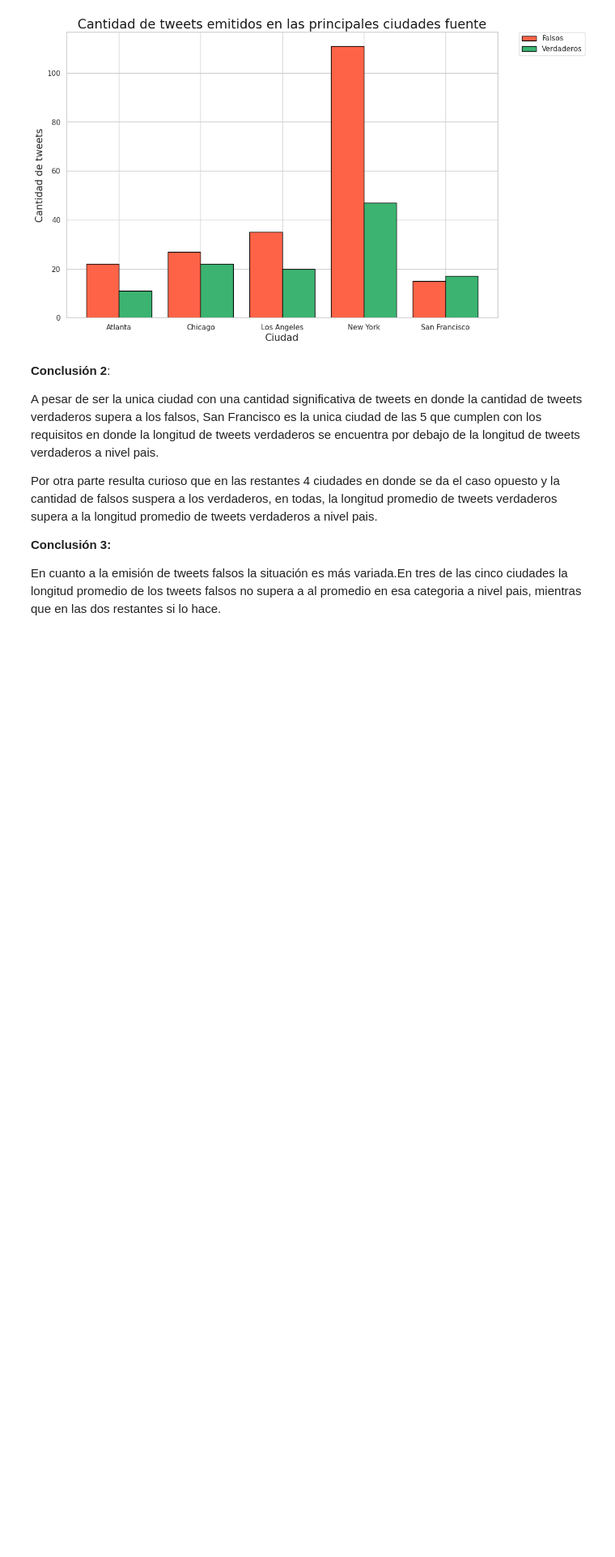
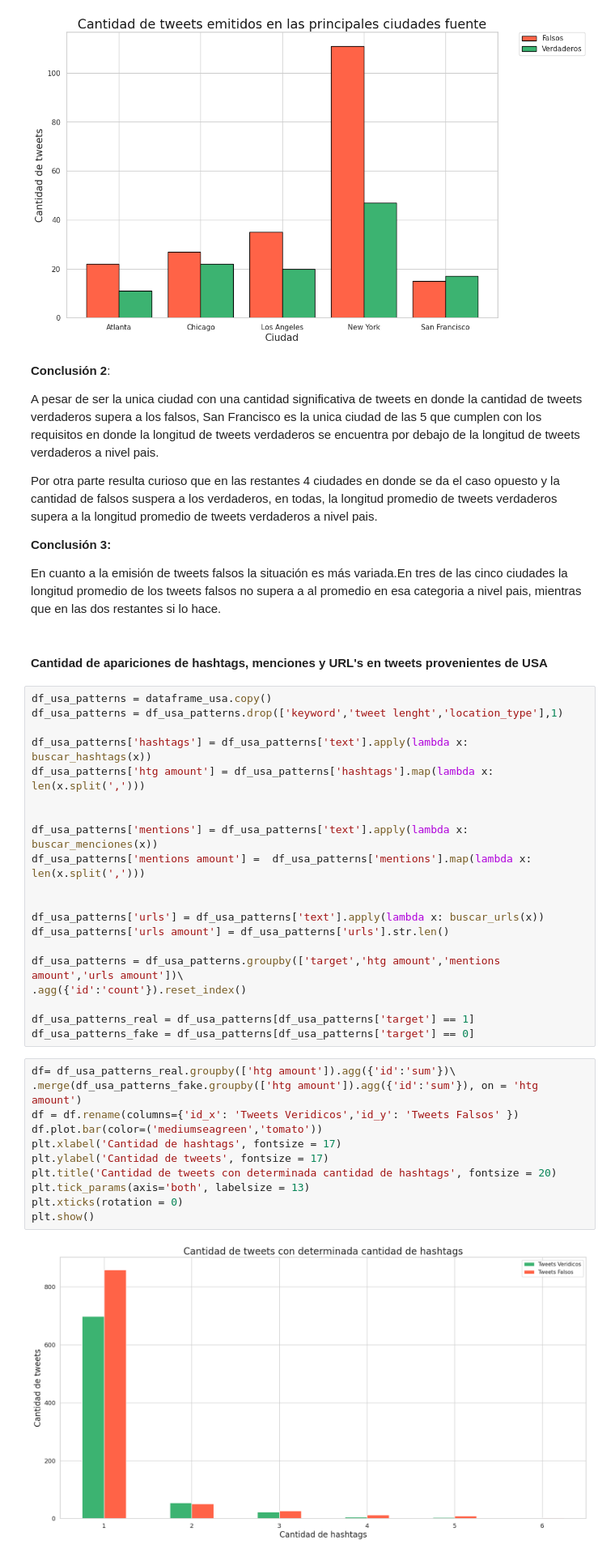
Before and after one commit to Filyank/Datavid-20, a Jupyter notebook: TP1-1c2020/notebook_entregable.ipynb, the cells around one changed output. Shown at 81% size. Saved outputs shown, nothing was run; the diff lists cells and outputs as text; blank space fills up the shorter version.

```diff
--- a/TP1-1c2020/notebook_entregable.ipynb
+++ b/TP1-1c2020/notebook_entregable.ipynb
@@ -1112,3 +1112,38 @@ Por otra parte resulta curioso que en las restantes 4 ciudades en donde se da el
 **Conclusión 3:**
 
 En cuanto a la emisión de tweets falsos la situación es más variada.En tres de las cinco ciudades la longitud promedio de los tweets falsos no supera a al promedio en esa categoria a nivel pais, mientras que en las dos restantes si lo hace.
+# %% [markdown]
+#### Cantidad de apariciones de hashtags, menciones y URL's en tweets provenientes de USA
+# %%
+df_usa_patterns = dataframe_usa.copy()
+df_usa_patterns = df_usa_patterns.drop(['keyword','tweet lenght','location_type'],1)
+
+df_usa_patterns['hashtags'] = df_usa_patterns['text'].apply(lambda x: buscar_hashtags(x))
+df_usa_patterns['htg amount'] = df_usa_patterns['hashtags'].map(lambda x: len(x.split(',')))
+
+
+df_usa_patterns['mentions'] = df_usa_patterns['text'].apply(lambda x: buscar_menciones(x))
+df_usa_patterns['mentions amount'] =  df_usa_patterns['mentions'].map(lambda x: len(x.split(',')))
+
+
+df_usa_patterns['urls'] = df_usa_patterns['text'].apply(lambda x: buscar_urls(x))
+df_usa_patterns['urls amount'] = df_usa_patterns['urls'].str.len()
+
+df_usa_patterns = df_usa_patterns.groupby(['target','htg amount','mentions amount','urls amount'])\
+.agg({'id':'count'}).reset_index()
+
+df_usa_patterns_real = df_usa_patterns[df_usa_patterns['target'] == 1]
+df_usa_patterns_fake = df_usa_patterns[df_usa_patterns['target'] == 0]
+# %%
+df= df_usa_patterns_real.groupby(['htg amount']).agg({'id':'sum'})\
+.merge(df_usa_patterns_fake.groupby(['htg amount']).agg({'id':'sum'}), on = 'htg amount')
+df = df.rename(columns={'id_x': 'Tweets Veridicos','id_y': 'Tweets Falsos' })
+df.plot.bar(color=('mediumseagreen','tomato'))
+plt.xlabel('Cantidad de hashtags', fontsize = 17)
+plt.ylabel('Cantidad de tweets', fontsize = 17)
+plt.title('Cantidad de tweets con determinada cantidad de hashtags', fontsize = 20)
+plt.tick_params(axis='both', labelsize = 13)
+plt.xticks(rotation = 0)
+plt.show()
+# %% [output]
+[figure, added]
```
Also changed, not shown: parts of 13 cells of this notebook.
